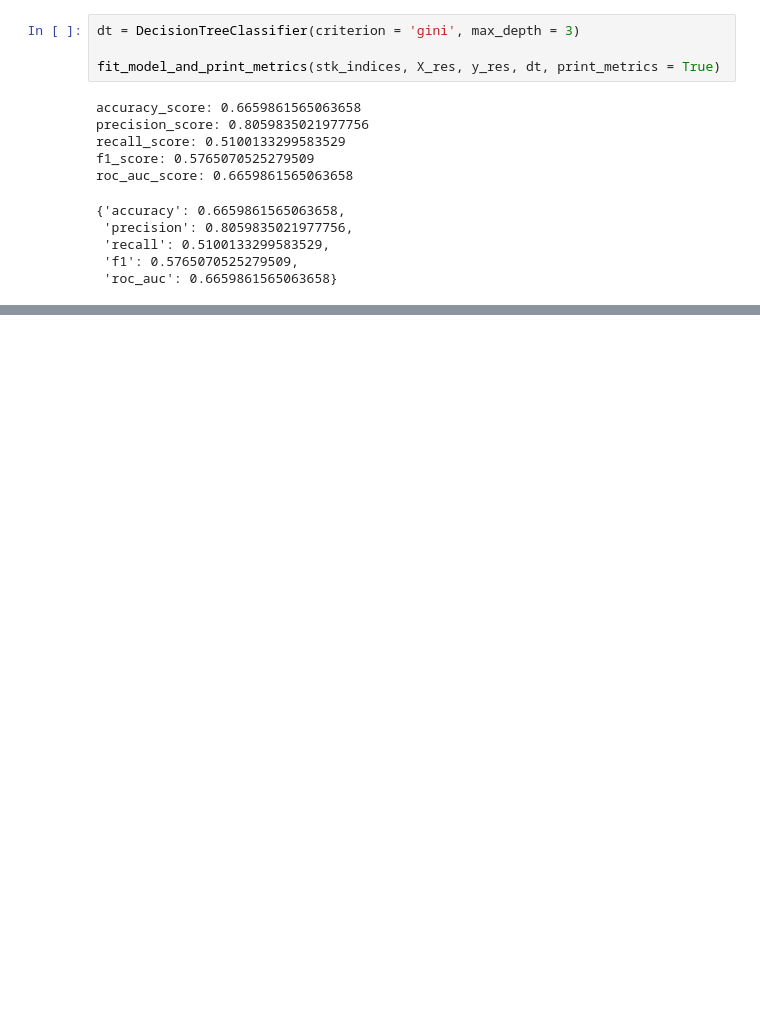
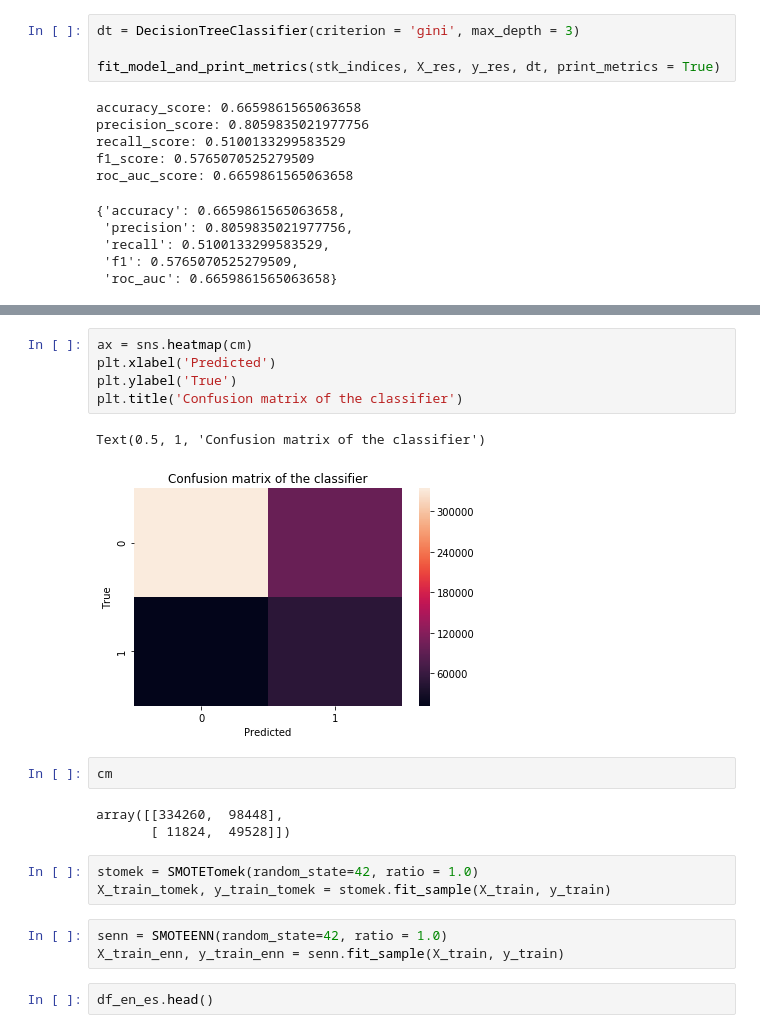
Before and after one commit to k-christensen/en_es_duo_SLAM, a Jupyter notebook: data_processing.ipynb, the cells around one changed output, grey strips where cells are left out. Drawn from its saved outputs; the diff is of its cells as text; blank space fills up the shorter version.

```diff
--- a/data_processing.ipynb
+++ b/data_processing.ipynb
@@ -1979,0 +2114,21 @@ roc_auc_score: 0.6659861565063658
+# %%
+ax = sns.heatmap(cm)
+plt.xlabel('Predicted')
+plt.ylabel('True')
+plt.title('Confusion matrix of the classifier')
+# %% [output]
+Text(0.5, 1, 'Confusion matrix of the classifier')
+[figure, added]
+# %%
+cm
+# %% [output]
+array([[334260,  98448],
+       [ 11824,  49528]])
+# %%
+stomek = SMOTETomek(random_state=42, ratio = 1.0)
+X_train_tomek, y_train_tomek = stomek.fit_sample(X_train, y_train)
+# %%
+senn = SMOTEENN(random_state=42, ratio = 1.0)
+X_train_enn, y_train_enn = senn.fit_sample(X_train, y_train)
+# %%
+df_en_es.head()
```
Also changed, not shown: parts of 20 cells of this notebook.
